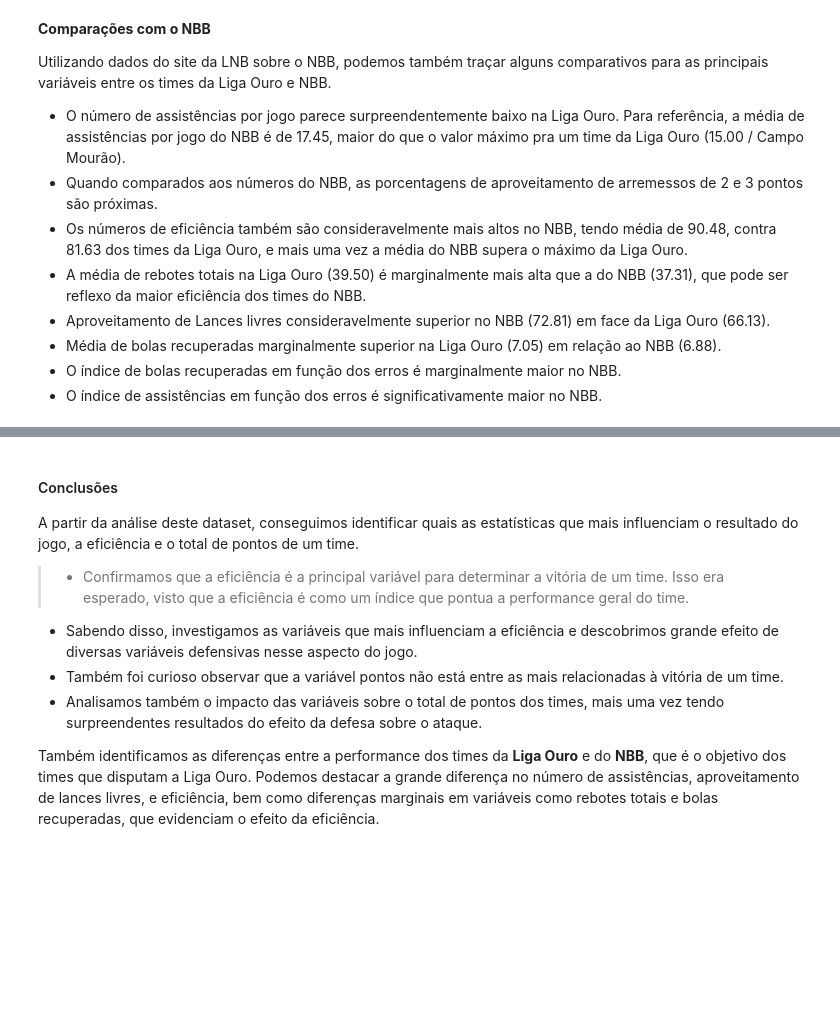
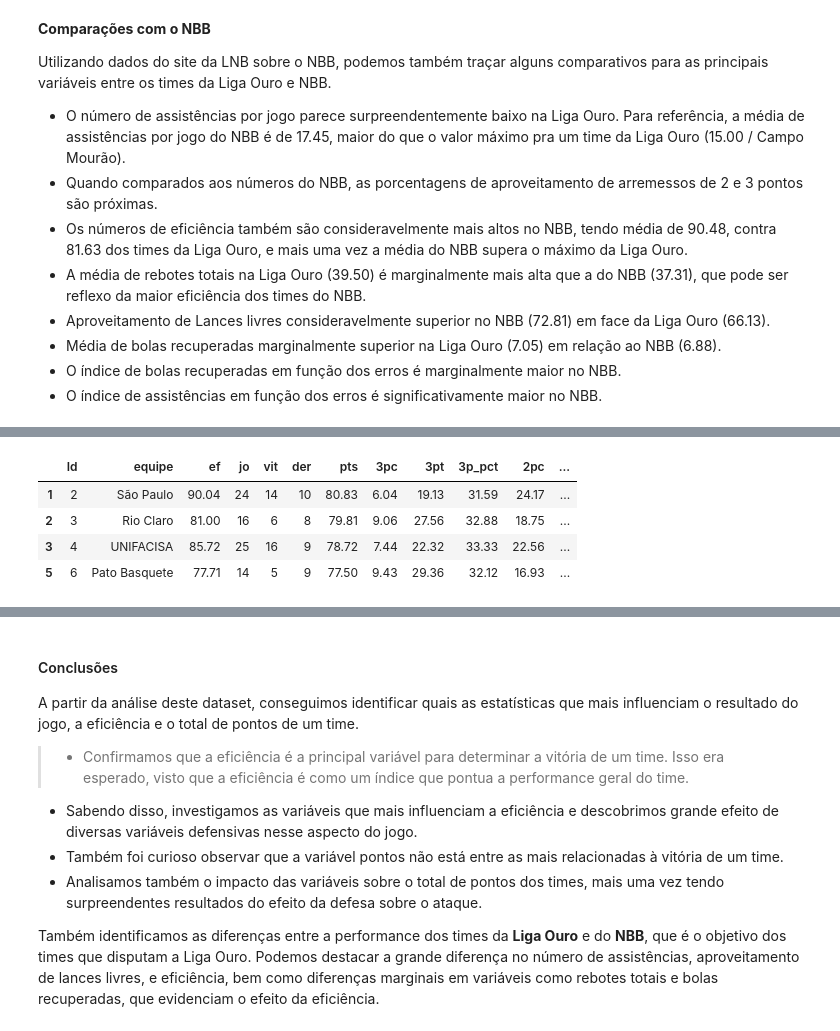
Before and after one commit to rafaelnduarte/Analise_De_Dados_Cerrado_Basquete, a Jupyter notebook: Análise_de_Dados_Cerrado_Basquete.ipynb, the cells around one changed output, grey strips where cells are left out. Drawn from its saved outputs; the diff is of its cells as text; code cells hidden in the pictures; blank space fills up the shorter version.

```diff
--- a/Análise_de_Dados_Cerrado_Basquete.ipynb
+++ b/Análise_de_Dados_Cerrado_Basquete.ipynb
@@ -434,0 +494,8 @@ Utilizando dados do site da LNB sobre o NBB, podemos também traçar alguns comp
+# %%
+df_ouro.loc[[1,2,3,5]].head()
+# %% [output]
+|  | Id | equipe | ef | jo | vit | der | pts | 3pc | 3pt | 3p_pct | 2pc | ... |
+| 1 | 2 | São Paulo | 90.04 | 24 | 14 | 10 | 80.83 | 6.04 | 19.13 | 31.59 | 24.17 | ... |
+| 2 | 3 | Rio Claro | 81.00 | 16 | 6 | 8 | 79.81 | 9.06 | 27.56 | 32.88 | 18.75 | ... |
+| 3 | 4 | UNIFACISA | 85.72 | 25 | 16 | 9 | 78.72 | 7.44 | 22.32 | 33.33 | 22.56 | ... |
+| 5 | 6 | Pato Basquete | 77.71 | 14 | 5 | 9 | 77.50 | 9.43 | 29.36 | 32.12 | 16.93 | ... |
```
Also changed, not shown: parts of 25 cells of this notebook.
